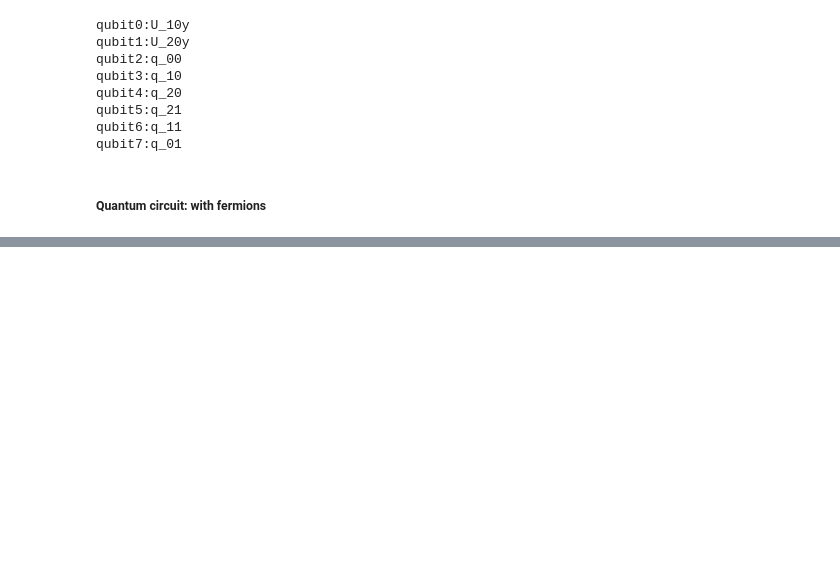
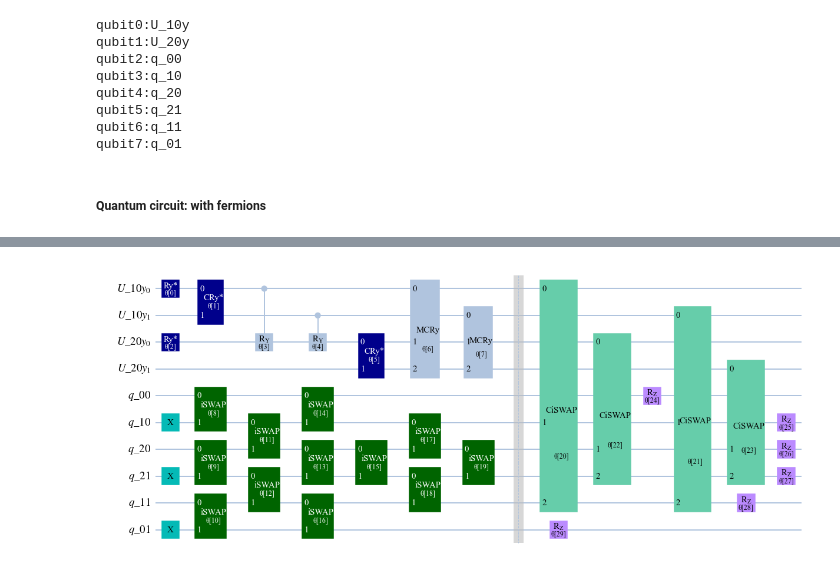
Before and after one commit to ariannacrippa/QC_lattice_H, a Jupyter notebook: notebooks/Quantinuum/static_potential_fermions.ipynb, the cells around one changed output, grey strips where cells are left out. Saved outputs shown, nothing was run; the diff lists cells and outputs as text; code cells hidden in the pictures; blank space fills up the shorter version.

```diff
--- a/notebooks/Quantinuum/static_potential_fermions.ipynb
+++ b/notebooks/Quantinuum/static_potential_fermions.ipynb
@@ -240,3 +240,62 @@ CNOT depth: 54
+# %%
+#NEW CIRCUIT
+params = lambda i: Parameter(f"θ[{i}]")
+
+qc_gauge,first_layer_par,th_gauge= ansatz_class.puregauge_circuit_entang(entanglement=entanglement,rzlayer=rzlayer,nlayers=nlayers)
+
+qreg_g=[]
+qreg_f=[]
+if ansatz_class.gauge_list:
+    for i in [str(k) for k in ansatz_class.gauge_list]:
+        qreg_g.append(QuantumRegister(ansatz_class.n_qubits,name=i))
+else:
+    for i in range(ansatz_class.ngauge):
+        qreg_g.append(QuantumRegister(ansatz_class.n_qubits,name=f'g{i}'))
+if ansatz_class.ferm_list:
+    for f in [str(i) for i in ansatz_class.ferm_list]:
+        qreg_f.append(QuantumRegister(1,name=f))
+else:
+    for i in range(ansatz_class.nfermions):
+        qreg_f.append(QuantumRegister(1,name=f'f{i}'))
+
+qc_tot2 = QuantumCircuit(*qreg_g,*qreg_f)
+
+#gauge part
+qc_tot2.compose(qc_gauge,range(ansatz_class.ngauge*ansatz_class.n_qubits),inplace=True)
+
+#fermionic part
+qc_ferm,th = ansatz_class.fermionic_circuit(th_ferm=th_gauge,nlayers=2)
+qc_tot2.compose(qc_ferm,range(ansatz_class.ngauge*ansatz_class.n_qubits,ansatz_class.ngauge*ansatz_class.n_qubits+ansatz_class.nfermions),inplace=True)
+
+qc_tot2.barrier()
+
+# ctrlgauge=[np.arange(ansatz_class.ngauge*ansatz_class.n_qubits)[i % (ansatz_class.ngauge*ansatz_class.n_qubits)] for i in range(ansatz_class.nfermions)]
+# count=0
+# for j in range(ansatz_class.ngauge*ansatz_class.n_qubits+ansatz_class.nfermions//2):
+#     for i in range(ansatz_class.ngauge*ansatz_class.n_qubits+j,ansatz_class.ngauge*ansatz_class.n_qubits+ansatz_class.nfermions-j,2):
+
+#         #print([ctrlgauge[count],i,i+1])
+#         #Ansatz.CiSwap(qc_tot2,k,range(i,i+2),params(th))
+#         qc_tot2.append(Ansatz.CiSwap2(params(th)),[ctrlgauge[count],i,i+1])
+#         th+=1
+#         count+=1
+# for j in range(ansatz_class.ngauge*ansatz_class.n_qubits+ansatz_class.nfermions//2):
+#     for i in range(ansatz_class.ngauge*ansatz_class.n_qubits+j,ansatz_class.ngauge*ansatz_class.n_qubits+ansatz_class.nfermions-j,2):
+#         qc_tot2.append(Ansatz.CiSwap2(params(th)),[k,i,i+1])
+for pair in [[0,5,8],[1,5,8],[2,6,7],[3,6,7]]:
+    qc_tot2.append(Ansatz.CiSwap2(params(th)),pair)
+    th+=1
+
+#rz layer for fermions
+for i in range(ansatz_class.ngauge*ansatz_class.n_qubits,ansatz_class.ngauge*ansatz_class.n_qubits+ansatz_class.nfermions):
+    qc_tot2.rz(params(th),i)
+    th+=1
+
+
+qc_tot2.draw('mpl',fold=50,
+             style=ansatz_class.style)
+# %% [output]
+[figure, added]
 # %%
 print("Total numer of gates",qc_tot2.decompose(reps=6).count_ops())
 # %% [output]
```
Also changed, not shown: parts of 26 cells of this notebook, 2 other files.
